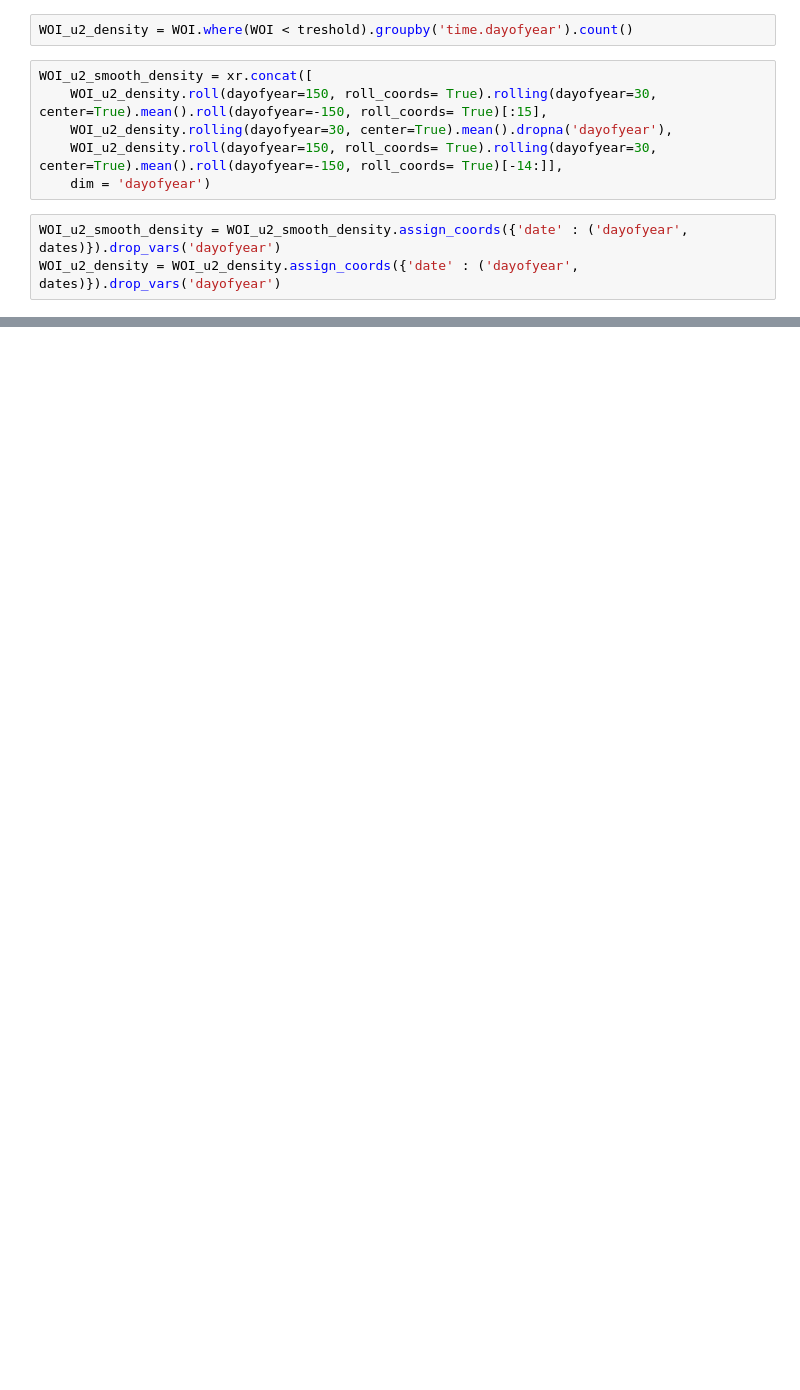
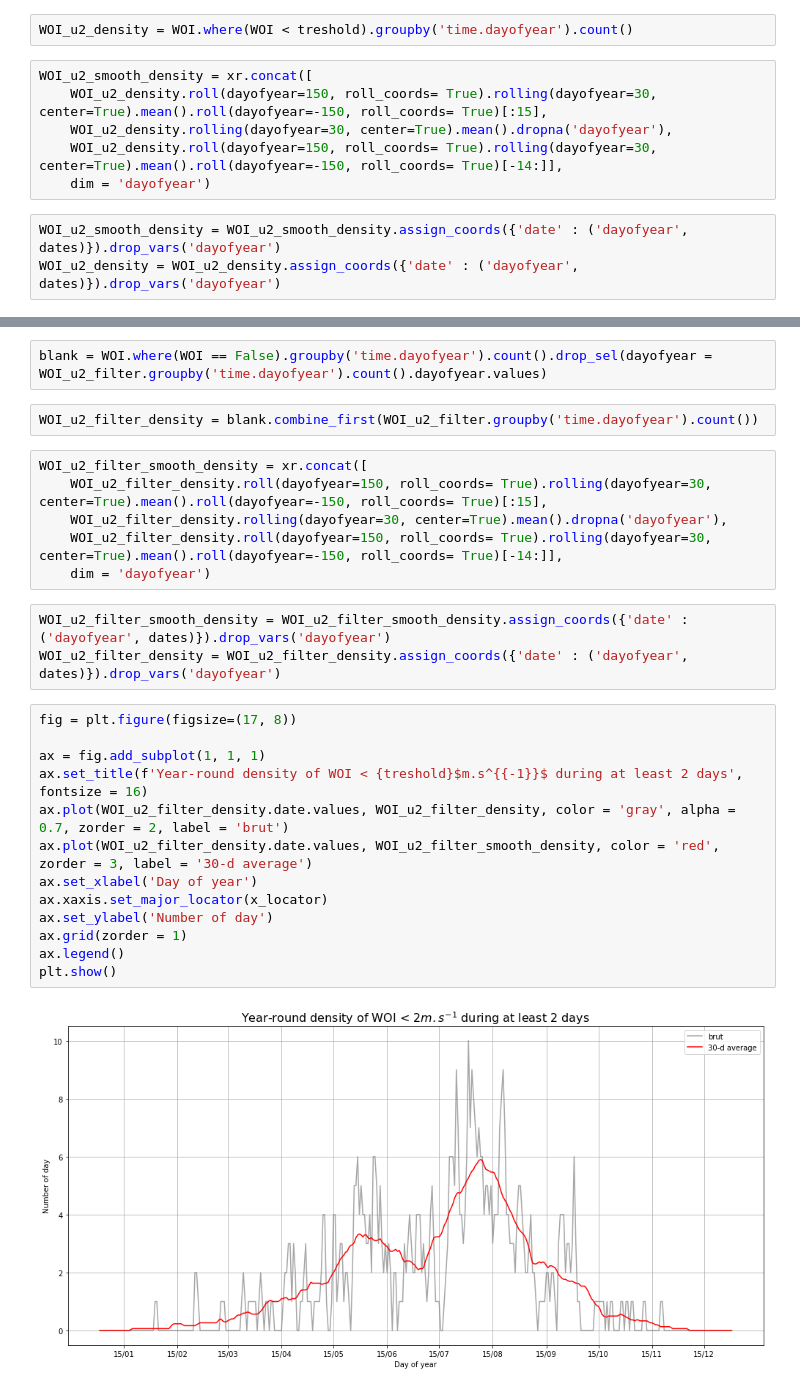
Before and after one commit to bchatelon/year_weather_regime, a Jupyter notebook: wind_outage.ipynb, the cells around one changed output, grey strips where cells are left out. Cells and saved outputs as stored; diff of their text form; blank space fills up the shorter version.

Commit message:
filtering 1-d wind outage

```diff
--- a/wind_outage.ipynb
+++ b/wind_outage.ipynb
@@ -331,0 +349,28 @@ plt.show()
+# %%
+blank = WOI.where(WOI == False).groupby('time.dayofyear').count().drop_sel(dayofyear = WOI_u2_filter.groupby('time.dayofyear').count().dayofyear.values)
+# %%
+WOI_u2_filter_density = blank.combine_first(WOI_u2_filter.groupby('time.dayofyear').count())
+# %%
+WOI_u2_filter_smooth_density = xr.concat([
+    WOI_u2_filter_density.roll(dayofyear=150, roll_coords= True).rolling(dayofyear=30, center=True).mean().roll(dayofyear=-150, roll_coords= True)[:15],
+    WOI_u2_filter_density.rolling(dayofyear=30, center=True).mean().dropna('dayofyear'),
+    WOI_u2_filter_density.roll(dayofyear=150, roll_coords= True).rolling(dayofyear=30, center=True).mean().roll(dayofyear=-150, roll_coords= True)[-14:]],
+    dim = 'dayofyear')
+# %%
+WOI_u2_filter_smooth_density = WOI_u2_filter_smooth_density.assign_coords({'date' : ('dayofyear', dates)}).drop_vars('dayofyear')
+WOI_u2_filter_density = WOI_u2_filter_density.assign_coords({'date' : ('dayofyear', dates)}).drop_vars('dayofyear')
+# %%
+fig = plt.figure(figsize=(17, 8))
+
+ax = fig.add_subplot(1, 1, 1)
+ax.set_title(f'Year-round density of WOI < {treshold}$m.s^{{-1}}$ during at least 2 days', fontsize = 16)
+ax.plot(WOI_u2_filter_density.date.values, WOI_u2_filter_density, color = 'gray', alpha = 0.7, zorder = 2, label = 'brut')
+ax.plot(WOI_u2_filter_density.date.values, WOI_u2_filter_smooth_density, color = 'red', zorder = 3, label = '30-d average')
+ax.set_xlabel('Day of year')
+ax.xaxis.set_major_locator(x_locator)
+ax.set_ylabel('Number of day')
+ax.grid(zorder = 1)
+ax.legend()
+plt.show()
+# %% [output]
+[figure, added]
```
Also changed, not shown: parts of 5 cells of this notebook.
